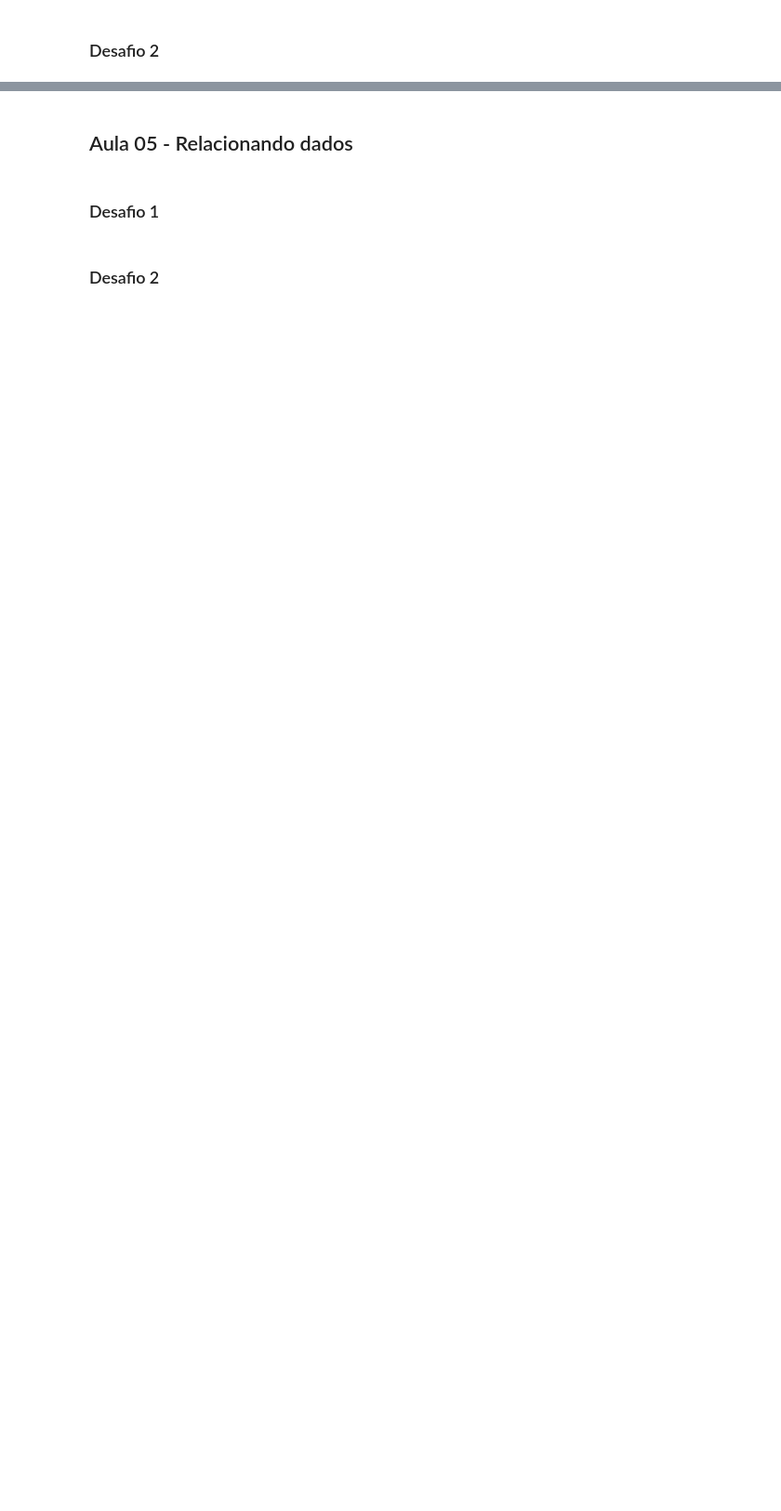
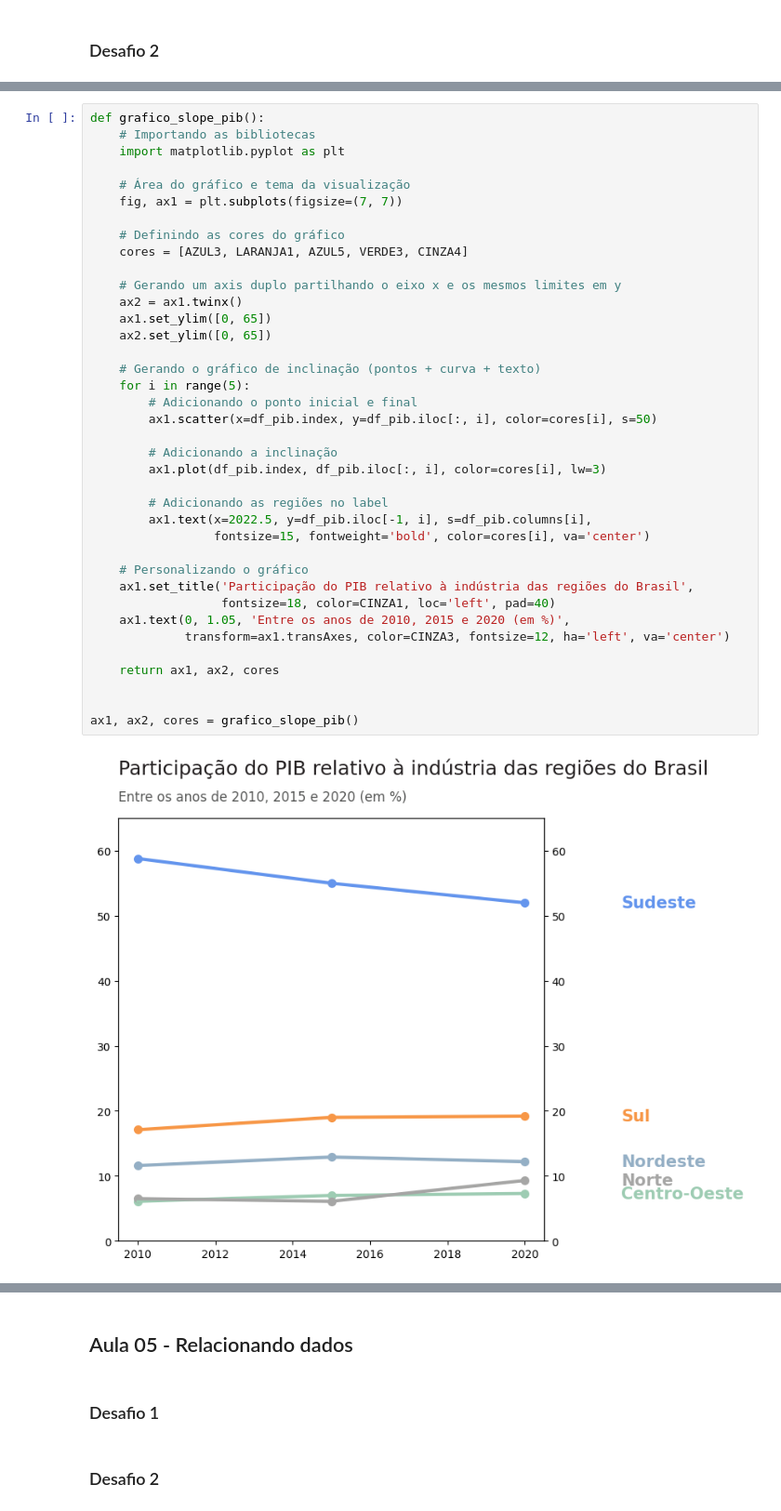
Before and after one commit to juliogazoli/alura-data-visualization-python-graficos-de-composicao-e-relacionamento, a Jupyter notebook: Desafios.ipynb, the cells around one changed output, grey strips where cells are left out. Shown at 93% size. Drawn from its saved outputs; the diff is of its cells as text; blank space fills up the shorter version.

```diff
--- a/Desafios.ipynb
+++ b/Desafios.ipynb
@@ -527,0 +635,40 @@ FigureCanvasAgg is non-interactive, and thus cannot be shown
+# %%
+def grafico_slope_pib():
+    # Importando as bibliotecas
+    import matplotlib.pyplot as plt
+
+    # Área do gráfico e tema da visualização
+    fig, ax1 = plt.subplots(figsize=(7, 7))
+
+    # Definindo as cores do gráfico
+    cores = [AZUL3, LARANJA1, AZUL5, VERDE3, CINZA4]
+
+    # Gerando um axis duplo partilhando o eixo x e os mesmos limites em y
+    ax2 = ax1.twinx()
+    ax1.set_ylim([0, 65])
+    ax2.set_ylim([0, 65])
+
+    # Gerando o gráfico de inclinação (pontos + curva + texto)
+    for i in range(5):
+        # Adicionando o ponto inicial e final
+        ax1.scatter(x=df_pib.index, y=df_pib.iloc[:, i], color=cores[i], s=50)
+
+        # Adicionando a inclinação
+        ax1.plot(df_pib.index, df_pib.iloc[:, i], color=cores[i], lw=3)
+
+        # Adicionando as regiões no label
+        ax1.text(x=2022.5, y=df_pib.iloc[-1, i], s=df_pib.columns[i],
+                 fontsize=15, fontweight='bold', color=cores[i], va='center')
+
+    # Personalizando o gráfico
+    ax1.set_title('Participação do PIB relativo à indústria das regiões do Brasil',
+                  fontsize=18, color=CINZA1, loc='left', pad=40)
+    ax1.text(0, 1.05, 'Entre os anos de 2010, 2015 e 2020 (em %)',
+             transform=ax1.transAxes, color=CINZA3, fontsize=12, ha='left', va='center')
+
+    return ax1, ax2, cores
+
+
+ax1, ax2, cores = grafico_slope_pib()
+# %% [output]
+[figure, added]
```
Also changed, not shown: parts of 5 cells of this notebook.
